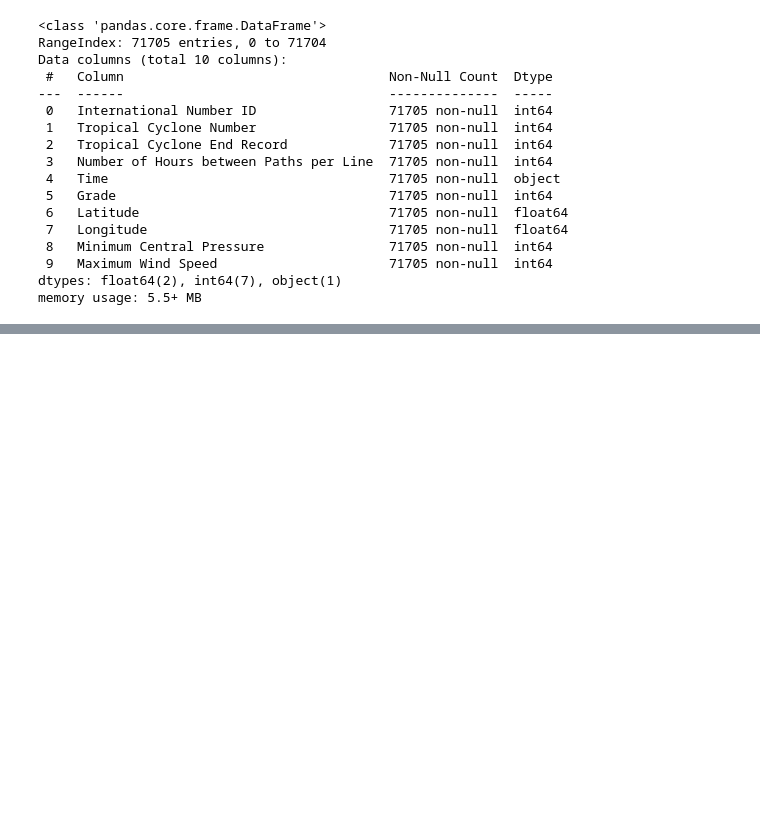
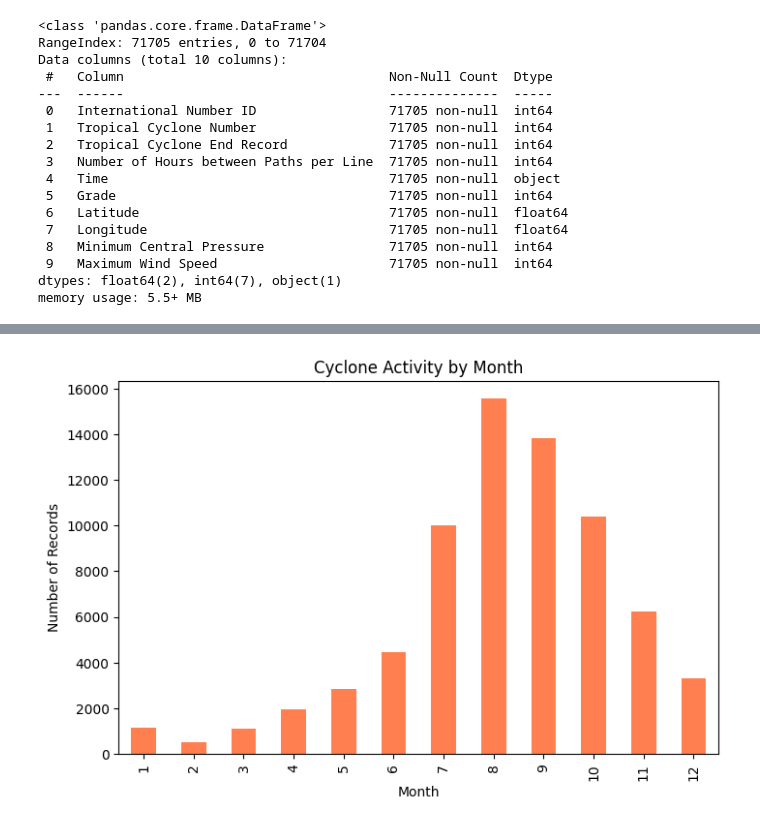
Before and after one commit to student-smritipandey/Cyclone-Path-And-Intensity-Forecasting-Model, a Jupyter notebook: Cyclone Path And Intensity Forecasting.ipynb, the cells around one changed output, grey strips where cells are left out. Drawn from its saved outputs; the diff is of its cells as text; code cells hidden in the pictures; blank space fills up the shorter version.

```diff
--- a/Cyclone Path And Intensity Forecasting.ipynb
+++ b/Cyclone Path And Intensity Forecasting.ipynb
@@ -105,0 +216,9 @@ memory usage: 5.5+ MB
+# %%
+plt.figure(figsize=(8,5))
+data['Month'].value_counts().sort_index().plot(kind='bar', color='coral')
+plt.xlabel("Month")
+plt.ylabel("Number of Records")
+plt.title("Cyclone Activity by Month")
+plt.show()
+# %% [output]
+[figure, added]
```
Also changed, not shown: parts of 24 cells of this notebook.
